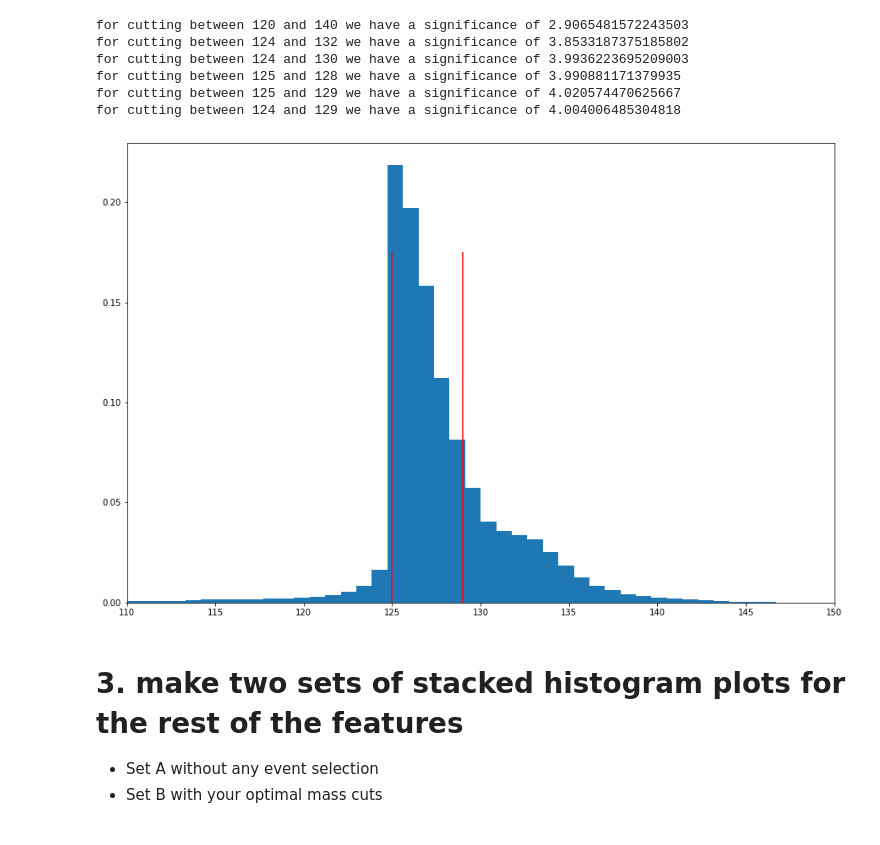
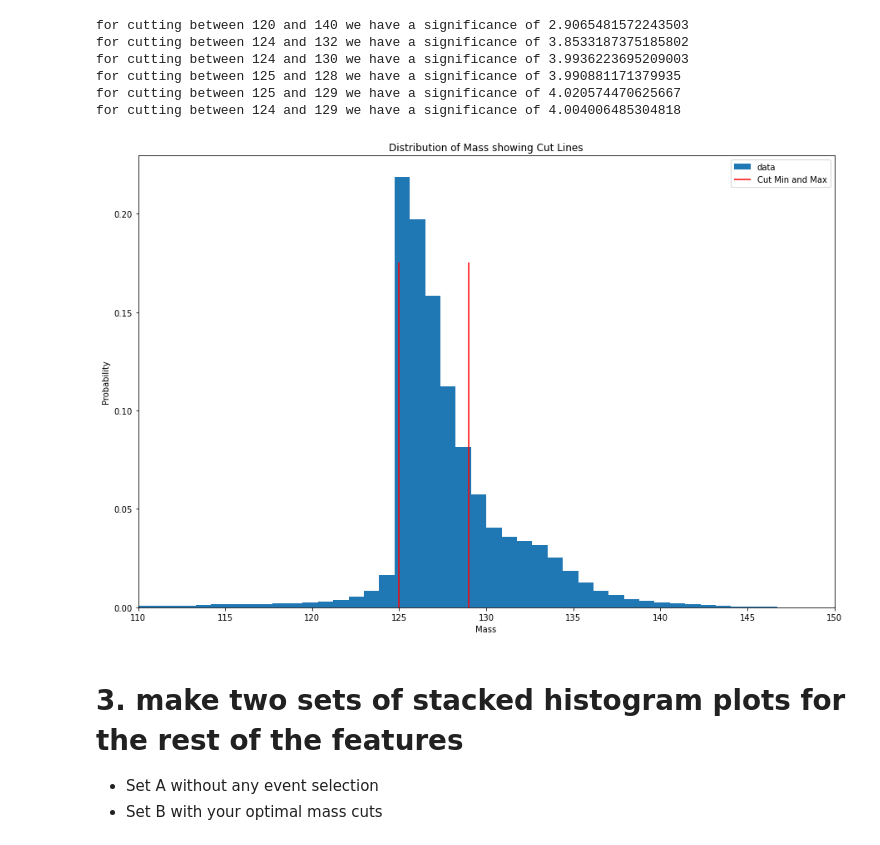
Before and after one commit to afspicciati/Phys-434, a Jupyter notebook: Lab7&8.ipynb, the cells around one changed output. Cells and saved outputs as stored; diff of their text form; code cells hidden in the pictures.

```diff
--- a/Lab7.ipynb
+++ b/Lab7&8.ipynb
@@ -90,11 +96,16 @@ for cutting between 125 and 128 we have a significance of 3.990881171379935
 for cutting between 125 and 129 we have a significance of 4.020574470625667
 for cutting between 124 and 129 we have a significance of 4.004006485304818
 # %%
-plt.hist(higgs['mass'],bins=150,density=True)
+plt.hist(higgs['mass'],bins=150,density=True,label='data')
 plt.xlim(110,150)
-plt.vlines([125,129],0,0.175,colors='r');
+plt.vlines([125,129],0,0.175,colors='r',label='Cut Min and Max')
+
+plt.title('Distribution of Mass showing Cut Lines')
+plt.xlabel('Mass')
+plt.ylabel('Probability')
+plt.legend();
 # %% [output]
-[figure, old version]
+[figure, new version]
 # %% [markdown]
 # 3. make two sets of stacked histogram plots for the rest of the features
 
```
Also changed, not shown: parts of 11 cells of this notebook.
